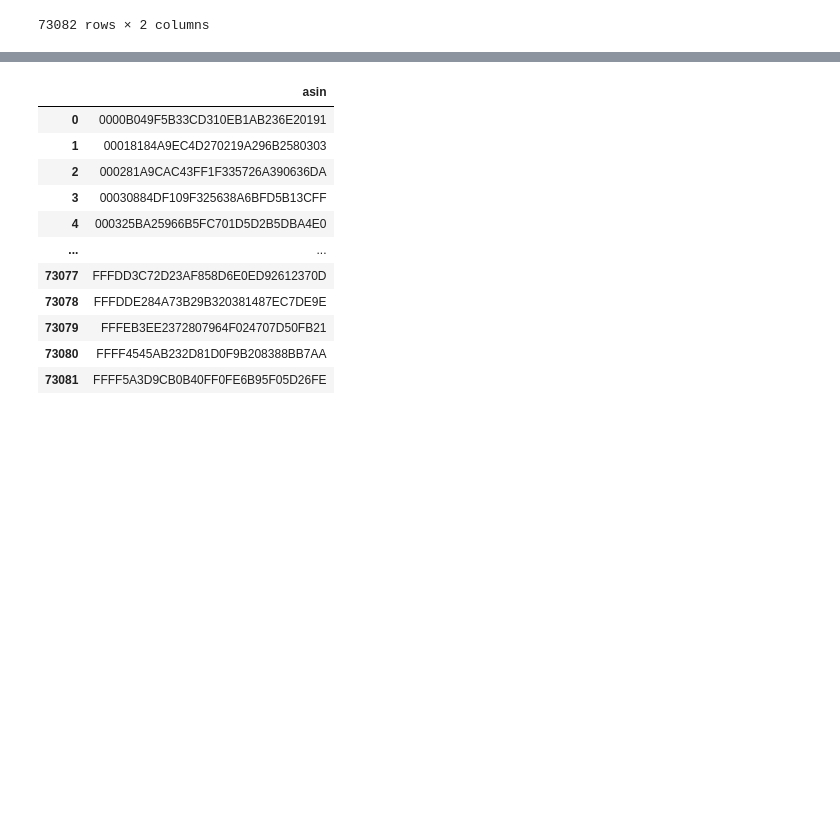
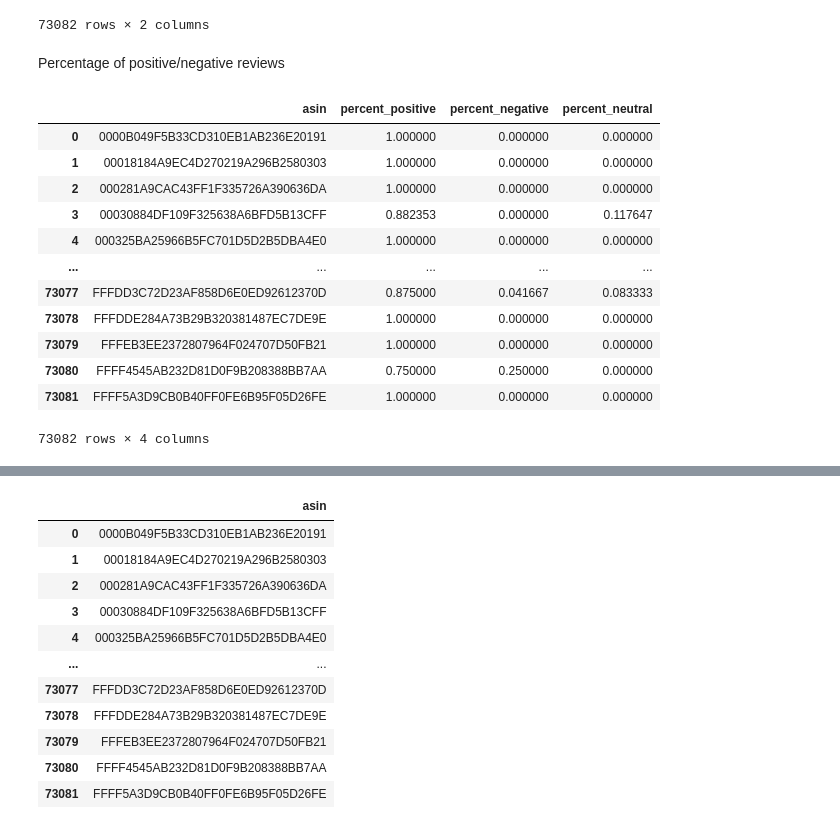
Before and after one commit to wubbalubbadu/ML-project, a Jupyter notebook: workingResults.ipynb, the cells around one changed output, grey strips where cells are left out. Drawn from its saved outputs; the diff is of its cells as text; code cells hidden in the pictures; blank space fills up the shorter version.

```diff
--- a/workingResults.ipynb
+++ b/workingResults.ipynb
@@ -357,6 +357,64 @@ sentiment_df
 | 73080 | FFFF4545AB232D81D0F9B208388BB7AA | 0.788312 |
 | 73081 | FFFF5A3D9CB0B40FF0FE6B95F05D26FE | 0.546056 |
 73082 rows × 2 columns
+# %% [markdown]
+Percentage of positive/negative reviews
+# %%
+sia = SentimentIntensityAnalyzer()
+product_sentiments = []
+for asin, reviews in tqdm(grouped_data):
+    try:
+        sentiment_scores = []
+        for idx, row in reviews.iterrows():
+            review = row["reviewText"]
+            if row["verified"]:
+                score = sia.polarity_scores(review)["compound"]
+                sentiment_scores.append(score)
+            # logging.info(f'Successfully computed sentiment score for review: {review[:50]}')
+
+        positive_reviews = len([score for score in sentiment_scores if score > 0])
+        negative_reviews = len([score for score in sentiment_scores if score < 0])
+        neutral_reviews = len([score for score in sentiment_scores if score == 0])
+        total_reviews = len(sentiment_scores)
+
+        percent_positive = positive_reviews / total_reviews if total_reviews else 0
+        percent_negative = negative_reviews / total_reviews if total_reviews else 0
+        percent_neutral = neutral_reviews / total_reviews if total_reviews else 0
+
+        product_sentiments.append({
+            "asin": asin,
+            "percent_positive": percent_positive,
+            "percent_negative": percent_negative,
+            "percent_neutral": percent_neutral
+        })
+
+    except Exception as e:
+        logging.error(f'Error computing sentiment score for asin {asin}. Error message: {str(e)}')
+
+# create a new dataframe for the sentiment scores
+sentiment_df = pd.DataFrame(product_sentiments)
+
+# # save the dataframe to a CSV file
+sentiment_df.to_csv("product_sentiment_percentages.csv", index=False)
+
+# # log the successful completion of the program
+logging.info("Sentiment analysis completed successfully.")
+
+sentiment_df
+# %% [output]
+|  | asin | percent_positive | percent_negative | percent_neutral |
+| 0 | 0000B049F5B33CD310EB1AB236E20191 | 1.000000 | 0.000000 | 0.000000 |
+| 1 | 00018184A9EC4D270219A296B2580303 | 1.000000 | 0.000000 | 0.000000 |
+| 2 | 000281A9CAC43FF1F335726A390636DA | 1.000000 | 0.000000 | 0.000000 |
+| 3 | 00030884DF109F325638A6BFD5B13CFF | 0.882353 | 0.000000 | 0.117647 |
+| 4 | 000325BA25966B5FC701D5D2B5DBA4E0 | 1.000000 | 0.000000 | 0.000000 |
+| ... | ... | ... | ... | ... |
+| 73077 | FFFDD3C72D23AF858D6E0ED92612370D | 0.875000 | 0.041667 | 0.083333 |
+| 73078 | FFFDDE284A73B29B320381487EC7DE9E | 1.000000 | 0.000000 | 0.000000 |
+| 73079 | FFFEB3EE2372807964F024707D50FB21 | 1.000000 | 0.000000 | 0.000000 |
+| 73080 | FFFF4545AB232D81D0F9B208388BB7AA | 0.750000 | 0.250000 | 0.000000 |
+| 73081 | FFFF5A3D9CB0B40FF0FE6B95F05D26FE | 1.000000 | 0.000000 | 0.000000 |
+73082 rows × 4 columns
 # %%
 # merge the sentiment_df with c0_train
 
```
Also changed, not shown: parts of 5 cells of this notebook, 2 other files.
